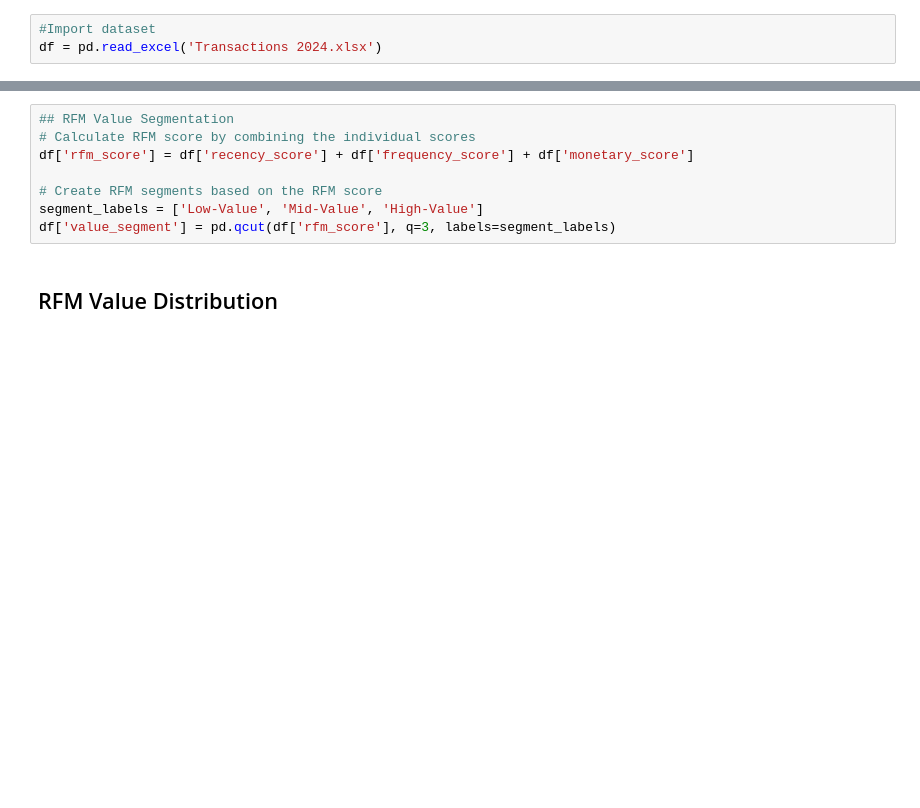
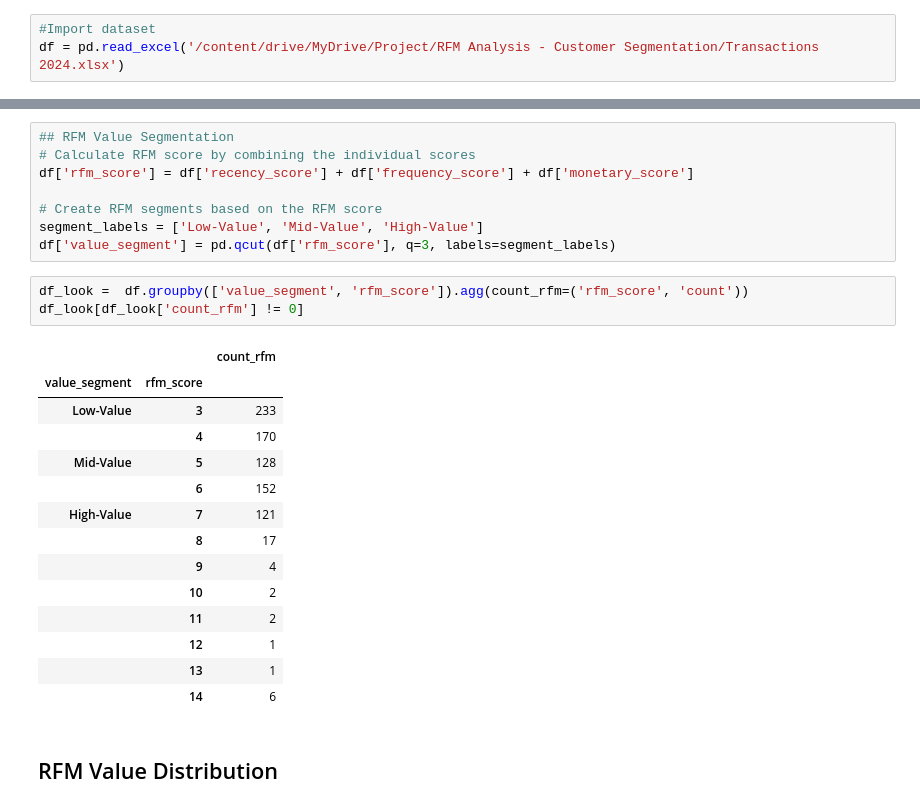
Before and after one commit to Mauladiaji/RFM-Analysis, a Jupyter notebook: Customer_Sementation_RFM_Analysis.ipynb, the cells around one changed output, grey strips where cells are left out. Drawn from its saved outputs; the diff is of its cells as text; blank space fills up the shorter version.

```diff
--- a/Customer_Sementation_RFM_Analysis.ipynb
+++ b/Customer_Sementation_RFM_Analysis.ipynb
@@ -46,7 +53,7 @@ warnings.filterwarnings("ignore")
 # Data Preprocessing
 # %%
 #Import dataset
-df = pd.read_excel('Transactions 2024.xlsx')
+df = pd.read_excel('/content/drive/MyDrive/Project/RFM Analysis - Customer Segmentation/Transactions 2024.xlsx')
 # %%
 #First Insight
 print(f'Number of column: {df.shape[0]}')
@@ -294,6 +306,24 @@ df['rfm_score'] = df['recency_score'] + df['frequency_score'] + df['monetary_sco
 # Create RFM segments based on the RFM score
 segment_labels = ['Low-Value', 'Mid-Value', 'High-Value']
 df['value_segment'] = pd.qcut(df['rfm_score'], q=3, labels=segment_labels)
+# %%
+df_look =  df.groupby(['value_segment', 'rfm_score']).agg(count_rfm=('rfm_score', 'count'))
+df_look[df_look['count_rfm'] != 0]
+# %% [output]
+|  |  | count_rfm |
+| value_segment | rfm_score |  |
+| Low-Value | 3 | 233 |
+|  | 4 | 170 |
+| Mid-Value | 5 | 128 |
+|  | 6 | 152 |
+| High-Value | 7 | 121 |
+|  | 8 | 17 |
+|  | 9 | 4 |
+|  | 10 | 2 |
+|  | 11 | 2 |
+|  | 12 | 1 |
+|  | 13 | 1 |
+|  | 14 | 6 |
 # %% [markdown]
 ## RFM Value Distribution
 # %%
```
Also changed, not shown: parts of 15 cells of this notebook.
